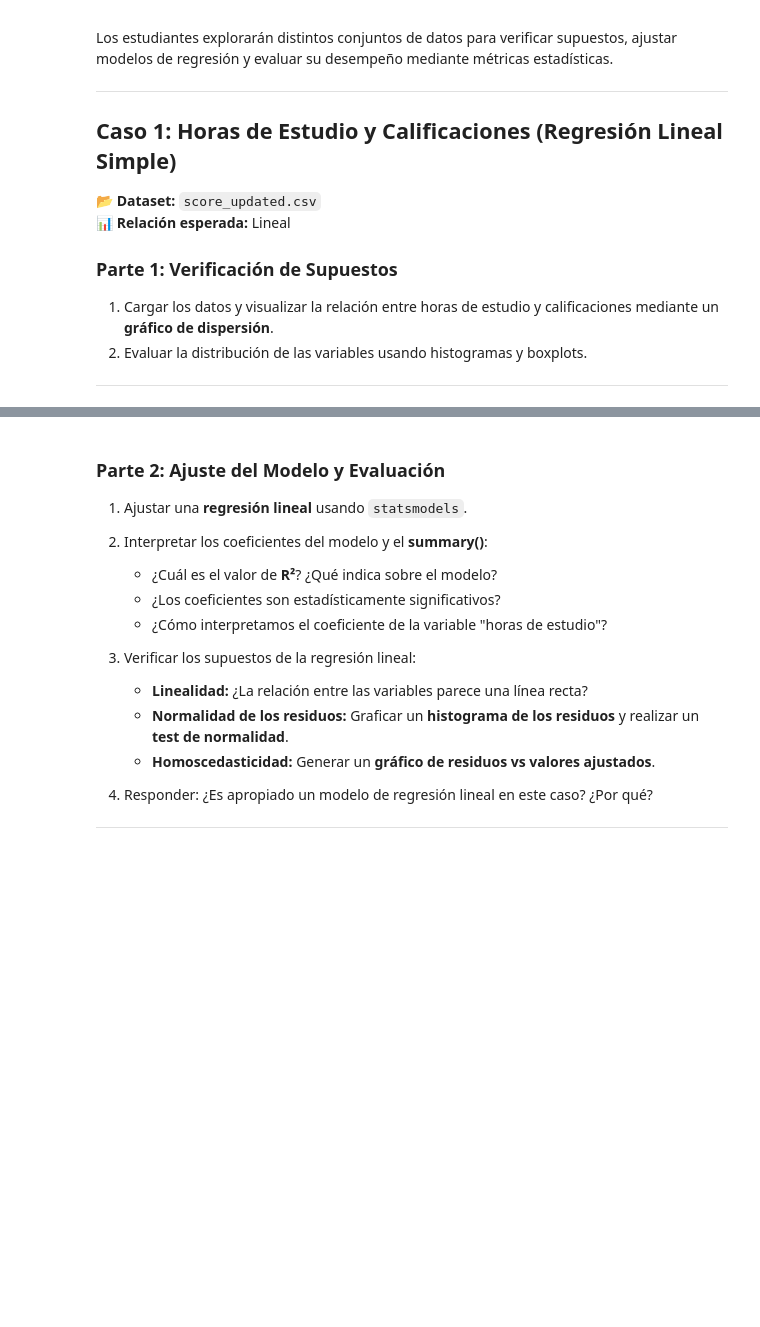
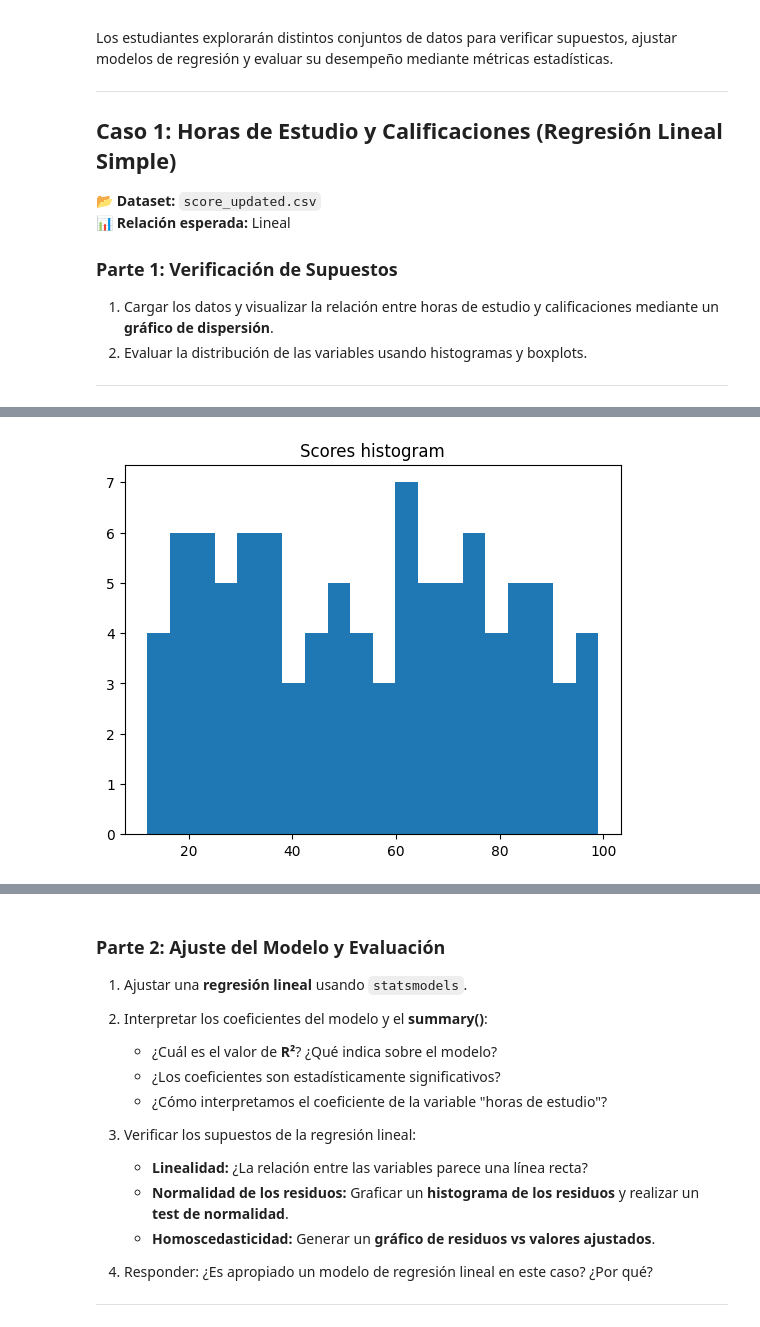
Before and after one commit to SimonGarcia01/ai-course, a Jupyter notebook: OLS intro/1-actividad.ipynb, the cells around one changed output, grey strips where cells are left out. Drawn from its saved outputs; the diff is of its cells as text; code cells hidden in the pictures; blank space fills up the shorter version.

```diff
--- a/OLS intro/1-actividad.ipynb
+++ b/OLS intro/1-actividad.ipynb
@@ -44,0 +72,6 @@ Los estudiantes explorarán distintos conjuntos de datos para verificar supuesto
+# %%
+plt.hist(data=scoreDf, x='Scores', bins=20)
+plt.title("Scores histogram")
+plt.show()
+# %% [output]
+[figure, added]
```
Also changed, not shown: parts of 19 cells of this notebook.
